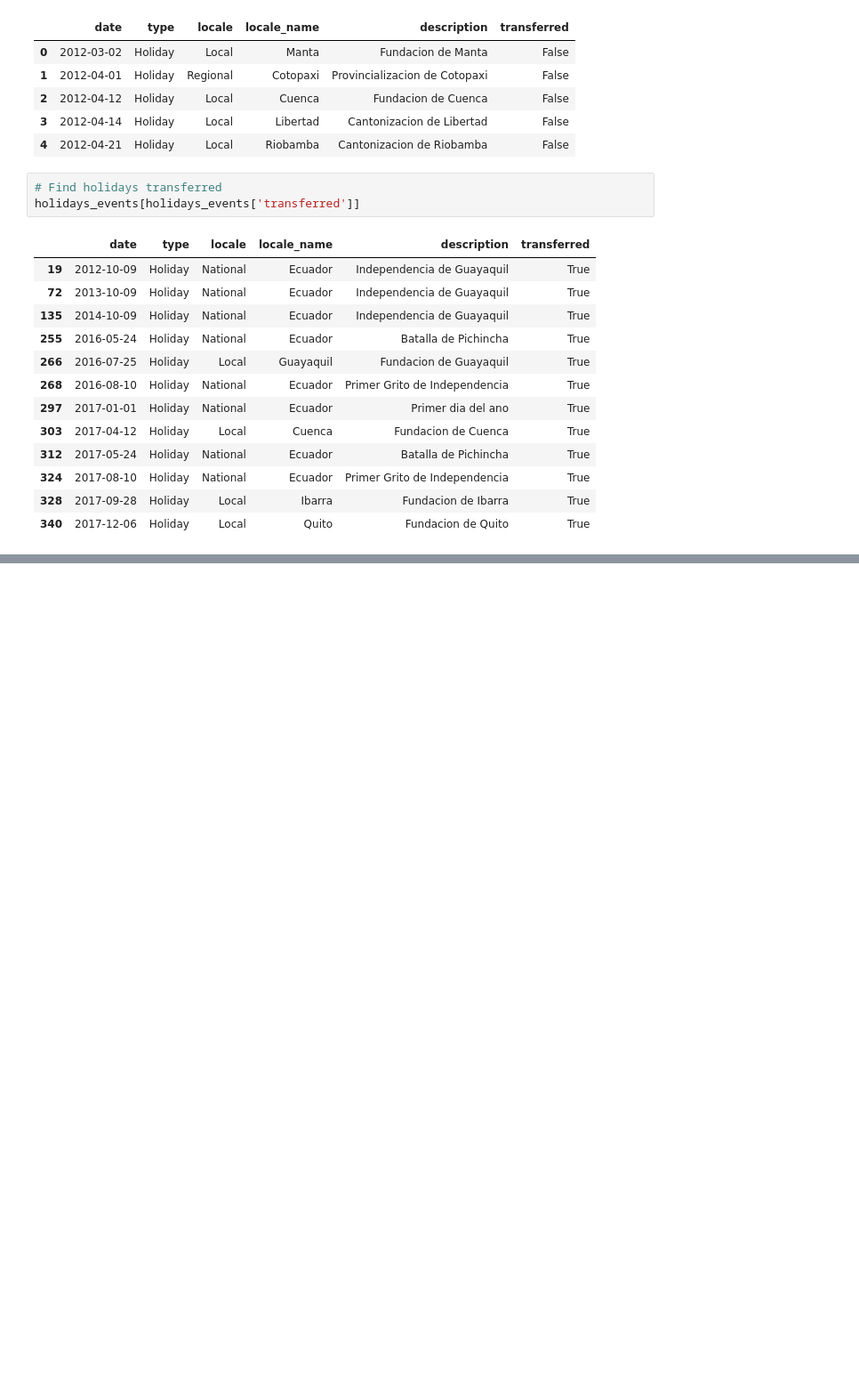
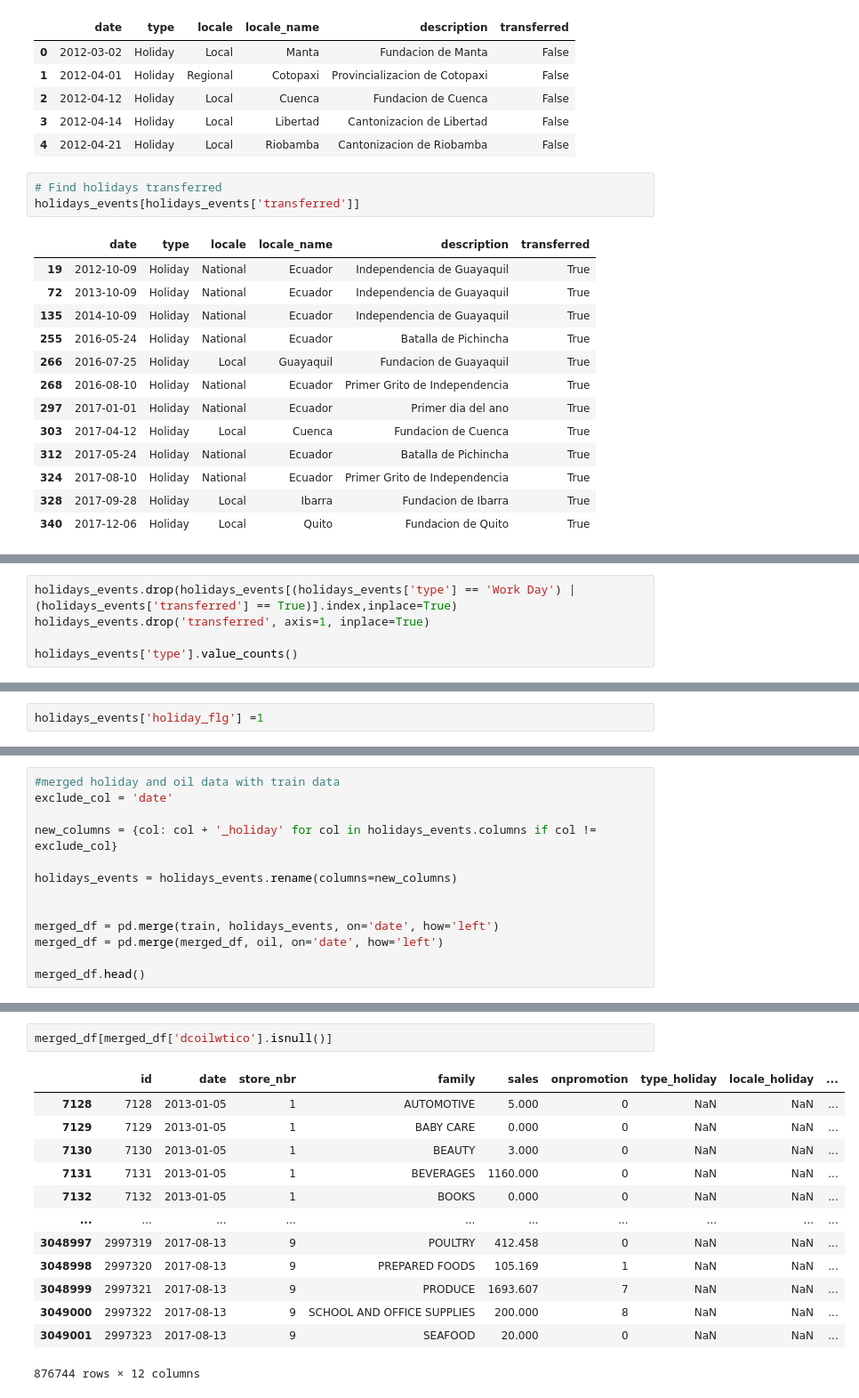
Before and after one commit to Hailey-cloud/Final-Project-Machine-Learning, a Jupyter notebook: Store_Sales_ML.ipynb, the cells around one changed output, grey strips where cells are left out. Shown at 89% size. Cells and saved outputs as stored; diff of their text form; blank space fills up the shorter version.

```diff
--- a/Store_Sales_ML.ipynb
+++ b/Store_Sales_ML.ipynb
@@ -355,0 +347,5 @@ holidays_events[holidays_events['transferred']]
+# %%
+holidays_events.drop(holidays_events[(holidays_events['type'] == 'Work Day') | (holidays_events['transferred'] == True)].index,inplace=True)
+holidays_events.drop('transferred', axis=1, inplace=True)
+
+holidays_events['type'].value_counts()
@@ -355,0 +360,2 @@ holidays_events[holidays_events['transferred']]
+# %%
+holidays_events['holiday_flg'] =1
@@ -355,0 +364,13 @@ holidays_events[holidays_events['transferred']]
+# %%
+#merged holiday and oil data with train data
+exclude_col = 'date'
+
+new_columns = {col: col + '_holiday' for col in holidays_events.columns if col != exclude_col}
+
+holidays_events = holidays_events.rename(columns=new_columns)
+
+
+merged_df = pd.merge(train, holidays_events, on='date', how='left')
+merged_df = pd.merge(merged_df, oil, on='date', how='left')
+
+merged_df.head()
@@ -355,0 +402,16 @@ holidays_events[holidays_events['transferred']]
+# %%
+merged_df[merged_df['dcoilwtico'].isnull()]
+# %% [output]
+|  | id | date | store_nbr | family | sales | onpromotion | type_holiday | locale_holiday | ... |
+| 7128 | 7128 | 2013-01-05 | 1 | AUTOMOTIVE | 5.000 | 0 | NaN | NaN | ... |
+| 7129 | 7129 | 2013-01-05 | 1 | BABY CARE | 0.000 | 0 | NaN | NaN | ... |
+| 7130 | 7130 | 2013-01-05 | 1 | BEAUTY | 3.000 | 0 | NaN | NaN | ... |
+| 7131 | 7131 | 2013-01-05 | 1 | BEVERAGES | 1160.000 | 0 | NaN | NaN | ... |
+| 7132 | 7132 | 2013-01-05 | 1 | BOOKS | 0.000 | 0 | NaN | NaN | ... |
+| ... | ... | ... | ... | ... | ... | ... | ... | ... | ... |
+| 3048997 | 2997319 | 2017-08-13 | 9 | POULTRY | 412.458 | 0 | NaN | NaN | ... |
+| 3048998 | 2997320 | 2017-08-13 | 9 | PREPARED FOODS | 105.169 | 1 | NaN | NaN | ... |
+| 3048999 | 2997321 | 2017-08-13 | 9 | PRODUCE | 1693.607 | 7 | NaN | NaN | ... |
+| 3049000 | 2997322 | 2017-08-13 | 9 | SCHOOL AND OFFICE SUPPLIES | 200.000 | 8 | NaN | NaN | ... |
+| 3049001 | 2997323 | 2017-08-13 | 9 | SEAFOOD | 20.000 | 0 | NaN | NaN | ... |
+876744 rows × 12 columns
```
Also changed, not shown: parts of 14 cells of this notebook.
